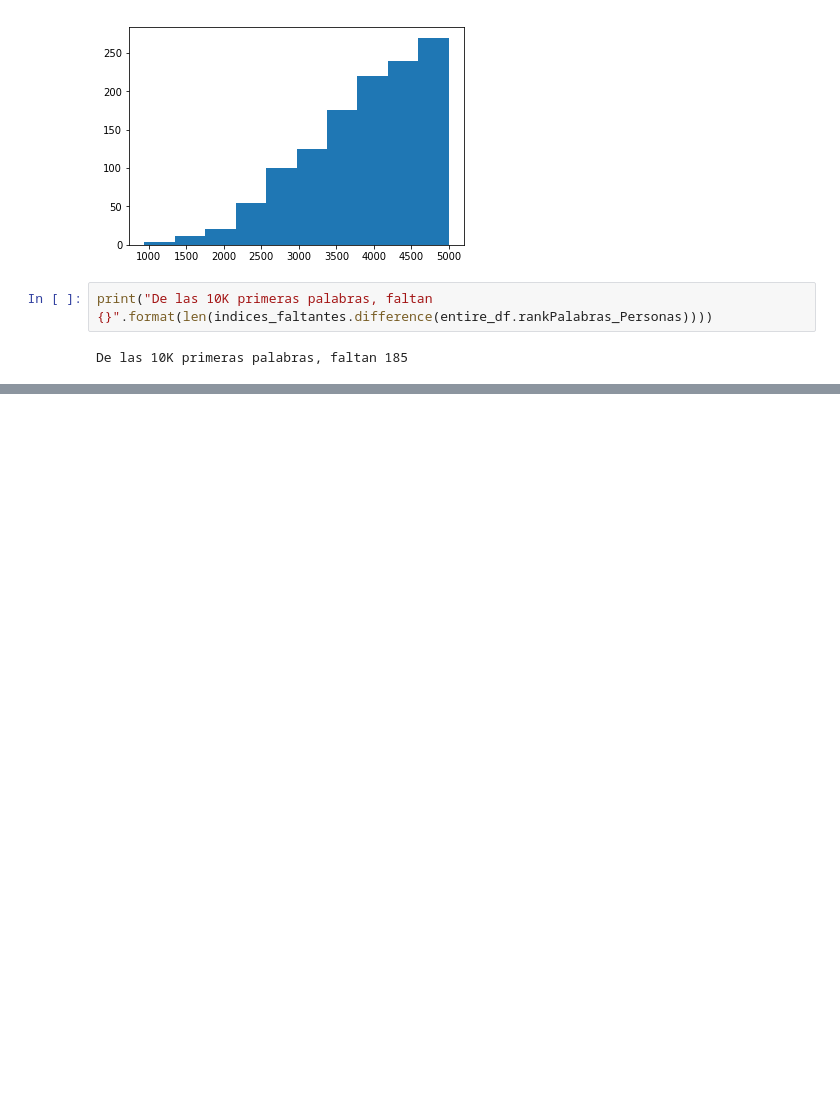
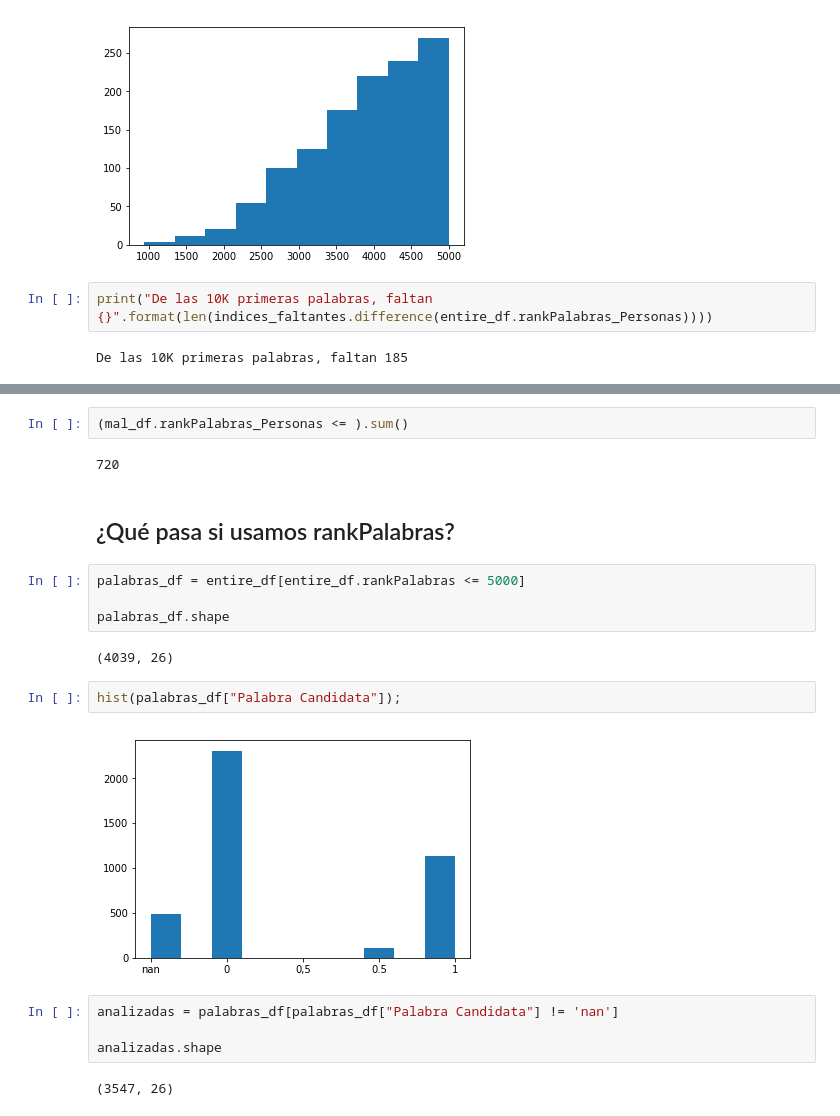
Before and after one commit to finiteautomata/lexico-contrastivo, a Jupyter notebook: notebooks/palabras_faltantes.ipynb, the cells around one changed output, grey strips where cells are left out. Drawn from its saved outputs; the diff is of its cells as text; blank space fills up the shorter version.

```diff
--- a/notebooks/palabras_faltantes.ipynb
+++ b/notebooks/palabras_faltantes.ipynb
@@ -49,0 +135,22 @@ De las 10K primeras palabras, faltan 185
+# %%
+(mal_df.rankPalabras_Personas <= ).sum()
+# %% [output]
+720
+# %% [markdown]
+## ¿Qué pasa si usamos rankPalabras?
+# %%
+palabras_df = entire_df[entire_df.rankPalabras <= 5000]
+
+palabras_df.shape
+# %% [output]
+(4039, 26)
+# %%
+hist(palabras_df["Palabra Candidata"]);
+# %% [output]
+[figure, added]
+# %%
+analizadas = palabras_df[palabras_df["Palabra Candidata"] != 'nan']
+
+analizadas.shape
+# %% [output]
+(3547, 26)
```
Also changed, not shown: parts of 19 cells of this notebook.
